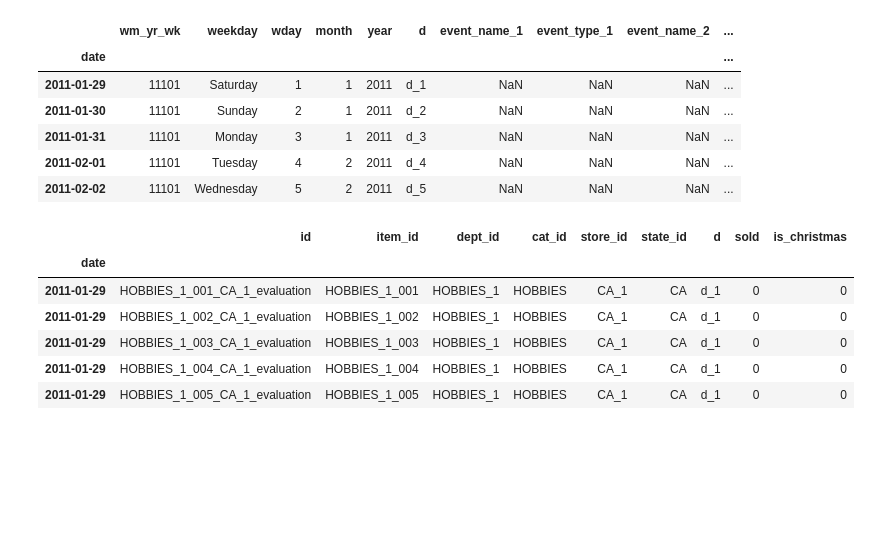
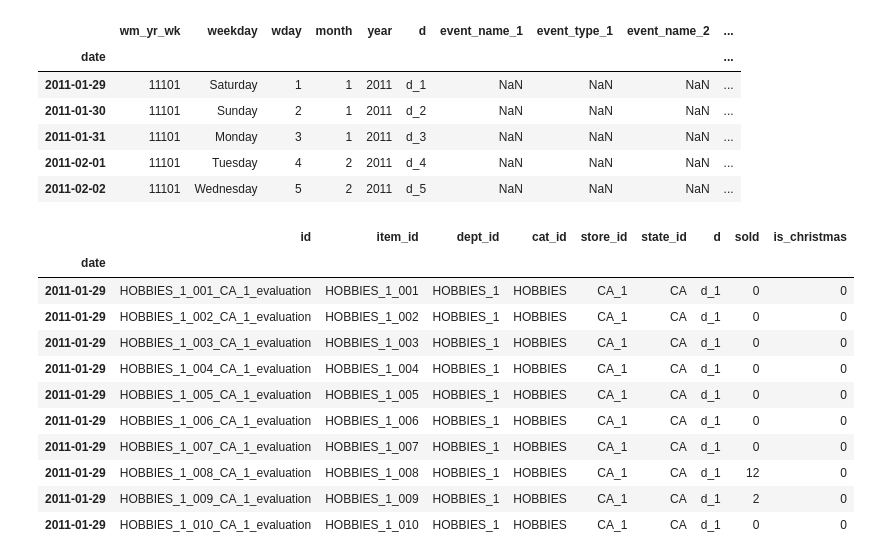
Before and after one commit to IvanMahlelebe/m5-forecasting-accuracy, a Jupyter notebook: notebooks/00 - Intro & Data Prep.ipynb, the cells around one changed output. Cells and saved outputs as stored; diff of their text form; code cells hidden in the pictures; blank space fills up the shorter version.

```diff
--- a/notebooks/00 - Intro & Data Prep.ipynb
+++ b/notebooks/00 - Intro & Data Prep.ipynb
@@ -228,12 +231,17 @@ calendar.head()
 # %%
 mlt_sales['is_christmas'] = ((mlt_sales.index.month == 12) & (mlt_sales.index.day == 25)).astype(int)
 # %%
-mlt_sales.head()
+mlt_sales.head(10)
 # %% [output]
 |  | id | item_id | dept_id | cat_id | store_id | state_id | d | sold | is_christmas |
 | date |  |  |  |  |  |  |  |  |  |
 | 2011-01-29 | HOBBIES_1_001_CA_1_evaluation | HOBBIES_1_001 | HOBBIES_1 | HOBBIES | CA_1 | CA | d_1 | 0 | 0 |
 | 2011-01-29 | HOBBIES_1_002_CA_1_evaluation | HOBBIES_1_002 | HOBBIES_1 | HOBBIES | CA_1 | CA | d_1 | 0 | 0 |
 | 2011-01-29 | HOBBIES_1_003_CA_1_evaluation | HOBBIES_1_003 | HOBBIES_1 | HOBBIES | CA_1 | CA | d_1 | 0 | 0 |
 | 2011-01-29 | HOBBIES_1_004_CA_1_evaluation | HOBBIES_1_004 | HOBBIES_1 | HOBBIES | CA_1 | CA | d_1 | 0 | 0 |
 | 2011-01-29 | HOBBIES_1_005_CA_1_evaluation | HOBBIES_1_005 | HOBBIES_1 | HOBBIES | CA_1 | CA | d_1 | 0 | 0 |
+| 2011-01-29 | HOBBIES_1_006_CA_1_evaluation | HOBBIES_1_006 | HOBBIES_1 | HOBBIES | CA_1 | CA | d_1 | 0 | 0 |
+| 2011-01-29 | HOBBIES_1_007_CA_1_evaluation | HOBBIES_1_007 | HOBBIES_1 | HOBBIES | CA_1 | CA | d_1 | 0 | 0 |
+| 2011-01-29 | HOBBIES_1_008_CA_1_evaluation | HOBBIES_1_008 | HOBBIES_1 | HOBBIES | CA_1 | CA | d_1 | 12 | 0 |
+| 2011-01-29 | HOBBIES_1_009_CA_1_evaluation | HOBBIES_1_009 | HOBBIES_1 | HOBBIES | CA_1 | CA | d_1 | 2 | 0 |
+| 2011-01-29 | HOBBIES_1_010_CA_1_evaluation | HOBBIES_1_010 | HOBBIES_1 | HOBBIES | CA_1 | CA | d_1 | 0 | 0 |
```
Also changed, not shown: parts of 13 cells of this notebook.
